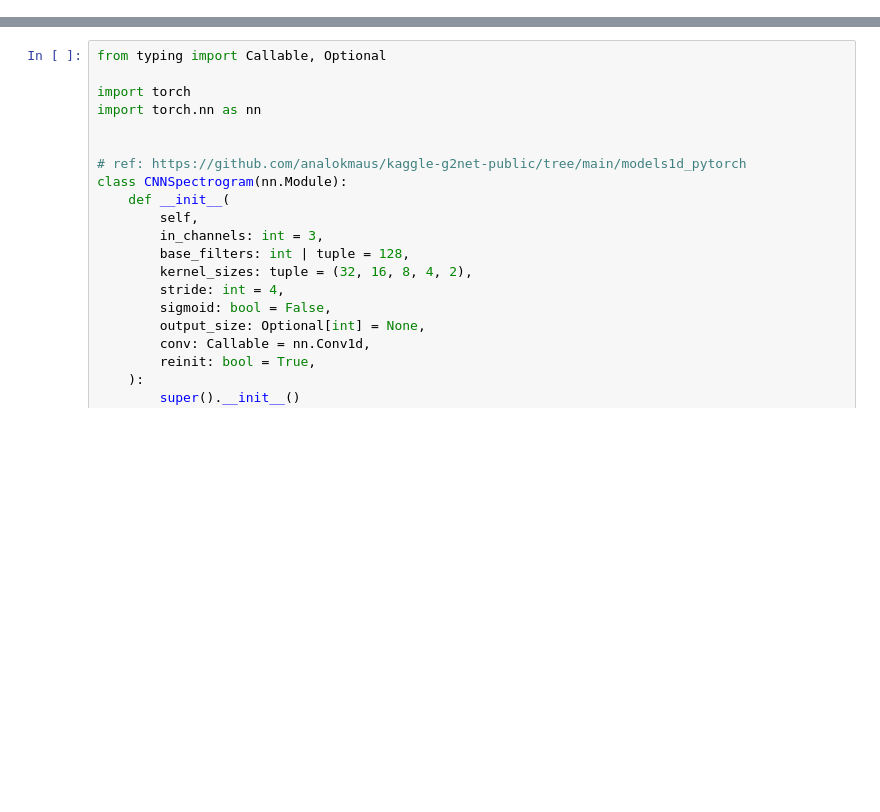
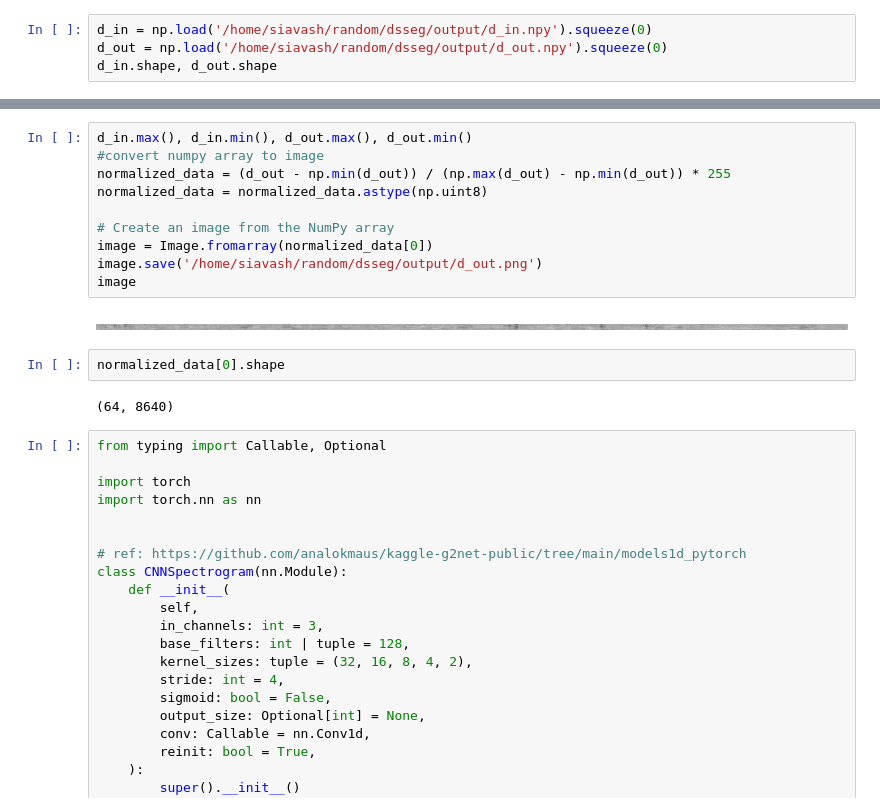
Before and after one commit to siaaib/cmi, a Jupyter notebook: notebook/eda001.ipynb, the cells around one changed output, grey strips where cells are left out. Saved outputs shown, nothing was run; the diff lists cells and outputs as text; blank space fills up the shorter version.

```diff
--- a/notebook/eda001.ipynb
+++ b/notebook/eda001.ipynb
@@ -3,0 +3,4 @@
+# %%
+d_in = np.load('/home/siavash/random/dsseg/output/d_in.npy').squeeze(0)
+d_out = np.load('/home/siavash/random/dsseg/output/d_out.npy').squeeze(0)
+d_in.shape, d_out.shape
@@ -4,3 +16,19 @@
+# %%
+d_in.max(), d_in.min(), d_out.max(), d_out.min()
+#convert numpy array to image
+normalized_data = (d_out - np.min(d_out)) / (np.max(d_out) - np.min(d_out)) * 255
+normalized_data = normalized_data.astype(np.uint8)
+
+# Create an image from the NumPy array
+image = Image.fromarray(normalized_data[0])
+image.save('/home/siavash/random/dsseg/output/d_out.png')
+image
+# %% [output]
+[figure, added]
+# %%
+normalized_data[0].shape
+# %% [output]
+(64, 8640)
 # %%
 from typing import Callable, Optional
 
```
Also changed, not shown: parts of 4 cells of this notebook, 19 other files.
